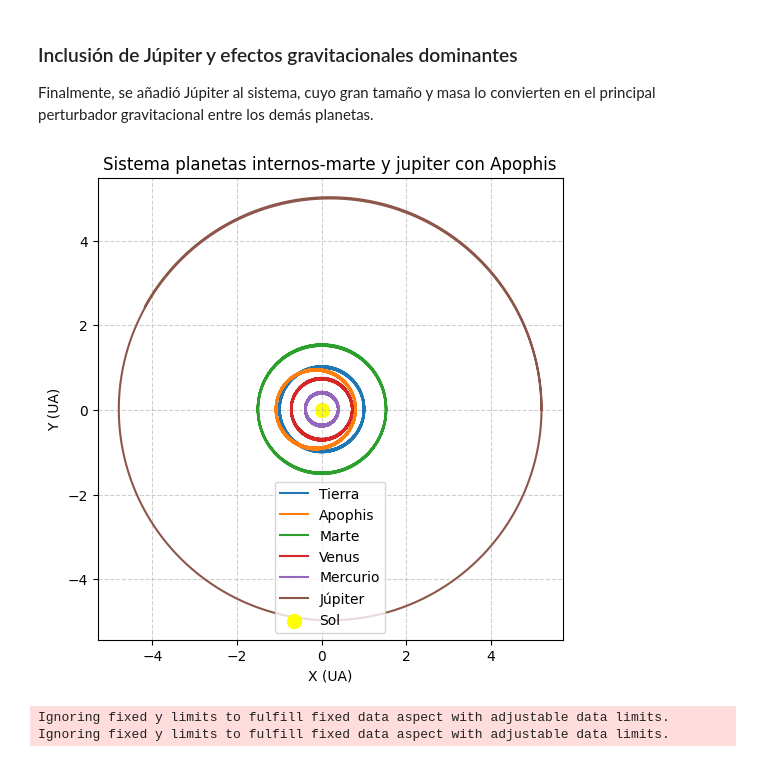
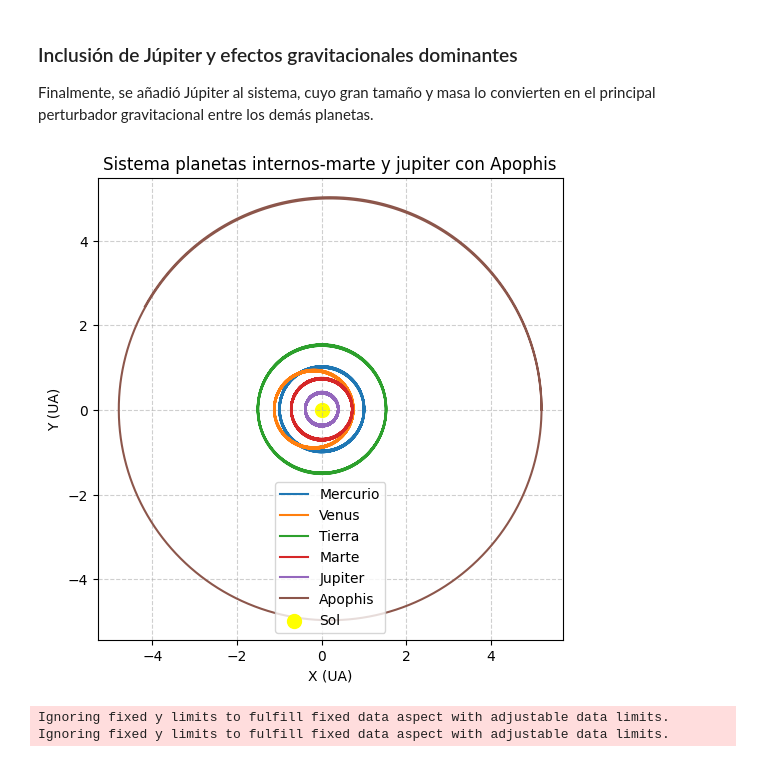
Before and after one commit to meccel-2026-2/Proyecto-del-curso-Apophis, a Jupyter notebook: proyecto-del-curso-Apophis.ipynb, the cells around one changed output. Cells and saved outputs as stored; diff of their text form; code cells hidden in the pictures.

```diff
--- a/proyecto-del-curso-Apophis.ipynb
+++ b/proyecto-del-curso-Apophis.ipynb
@@ -129,7 +148,7 @@ plt.show()
 sistema_internos = [
     dict(m=1.0, r=np.array([0.0, 0.0, 0.0]), v=np.array([0.0, 0.0, 0.0])), # Sol
     dict(m=3e-6, r=np.array([1.0, 0.0, 0.0]), v=np.array([0.0, 1.0, 0.0])), # Tierra
-    dict(m=1e-10, r=np.array([0.8, 0.0, 0.0]), v=np.array([0.0, 1.2, 0.0])), # Apophis
+    dict(m=3.07e-20, r=np.array([0.746, 0.0, 0.0]), v=np.array([0.0, 1.27, 0.0])), # Apophis
     dict(m=2.4e-6,r=np.array([0.72, 0.0, 0.0]),v=np.array([0.0, 1.18, 0.0])), #Venus
     dict(m=1.7e-7,r=np.array([0.39, 0.0, 0.0]),v=np.array([0.0, 1.6, 0.0])) #Mercurio
 ]
@@ -226,7 +245,7 @@ Finalmente, se añadió Júpiter al sistema, cuyo gran tamaño y masa lo convier
 sistema= [
     dict(m=1.0, r=np.array([0.0, 0.0, 0.0]), v=np.array([0.0, 0.0, 0.0])), # Sol
     dict(m=3e-6, r=np.array([1.0, 0.0, 0.0]), v=np.array([0.0, 1.0, 0.0])), # Tierra
-    dict(m=1e-10, r=np.array([0.8, 0.0, 0.0]), v=np.array([0.0, 1.2, 0.0])), # Apophis
+    dict(m=3.07e-20, r=np.array([0.746, 0.0, 0.0]), v=np.array([0.0, 1.27, 0.0])), # Apophis
     dict(m=3.2e-7, r=np.array([1.52, 0.0, 0.0]), v=np.array([0.0, 0.81, 0.0])), # Marte
     dict(m=2.4e-6, r=np.array([0.72, 0.0, 0.0]), v=np.array([0.0, 1.18, 0.0])), # Venus
     dict(m=1.7e-7, r=np.array([0.39, 0.0, 0.0]), v=np.array([0.0, 1.6, 0.0])), # Mercurio
@@ -239,28 +258,29 @@ ts = np.linspace(0, 100, 10000)
 
 # referencia
 rs, vs, rps, vps, const = pc.ncuerpos_solucion(sistema_ref, ts)
-# %%
-# Gráfica
-plt.figure(figsize=(6,6))
-
-for i in range(len(sistema_ref)):
-    tray = rs[i]
-
-    if labels[i] != 'Sol':
-        plt.plot(tray[:,0], tray[:,1], label=labels[i])
-
-# Sol
-plt.scatter(0, 0, color='yellow', s=100, label='Sol')
-
-plt.grid(True, linestyle='--', alpha=0.6)
-plt.legend()
-plt.xlabel('X (UA)')
-plt.ylabel('Y (UA)')
-plt.title("Sistema planetas internos-marte y jupiter con Apophis")
-plt.axis('equal')
-plt.show()
-# %% [output]
-[figure, removed]
+# %%
+# Gráfica
+plt.figure(figsize=(6,6))
+labels = ['Sol', 'Mercurio', 'Venus', 'Tierra', 'Marte', 'Jupiter', 'Apophis']
+
+for i in range(len(sistema_ref)):
+    tray = rs[i]
+
+    if labels[i] != 'Sol':
+        plt.plot(tray[:,0], tray[:,1], label=labels[i])
+
+# Sol
+plt.scatter(0, 0, color='yellow', s=100, label='Sol')
+
+plt.grid(True, linestyle='--', alpha=0.6)
+plt.legend()
+plt.xlabel('X (UA)')
+plt.ylabel('Y (UA)')
+plt.title("Sistema planetas internos-marte y jupiter con Apophis")
+plt.axis('equal')
+plt.show()
+# %% [output]
+[figure, added]
 # %%
 # Sistema con Sol, Tierra, Apophis, Marte, Venus, Mercurio y Júpiter
 sistema_completos= [
```
Also changed, not shown: parts of 16 cells of this notebook.
